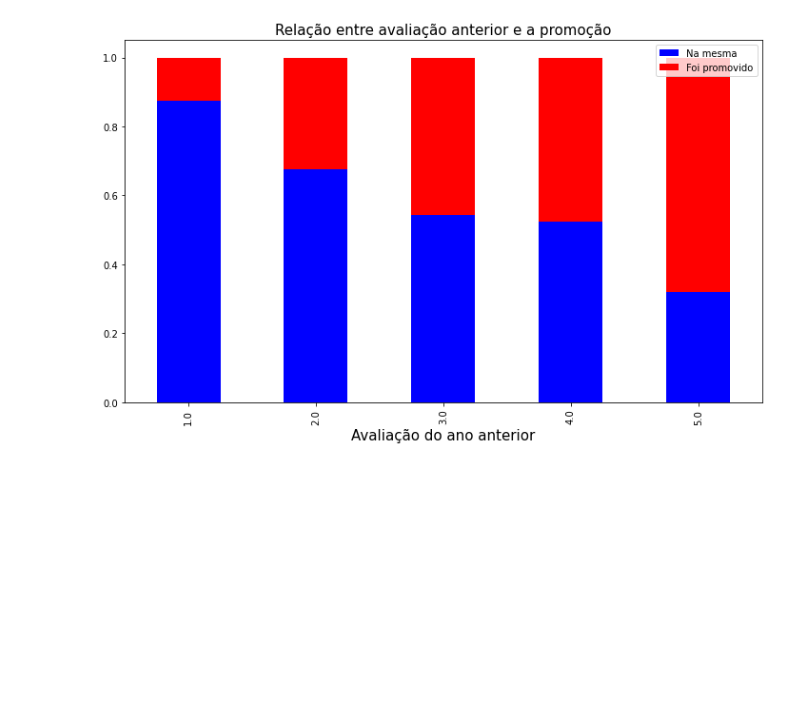
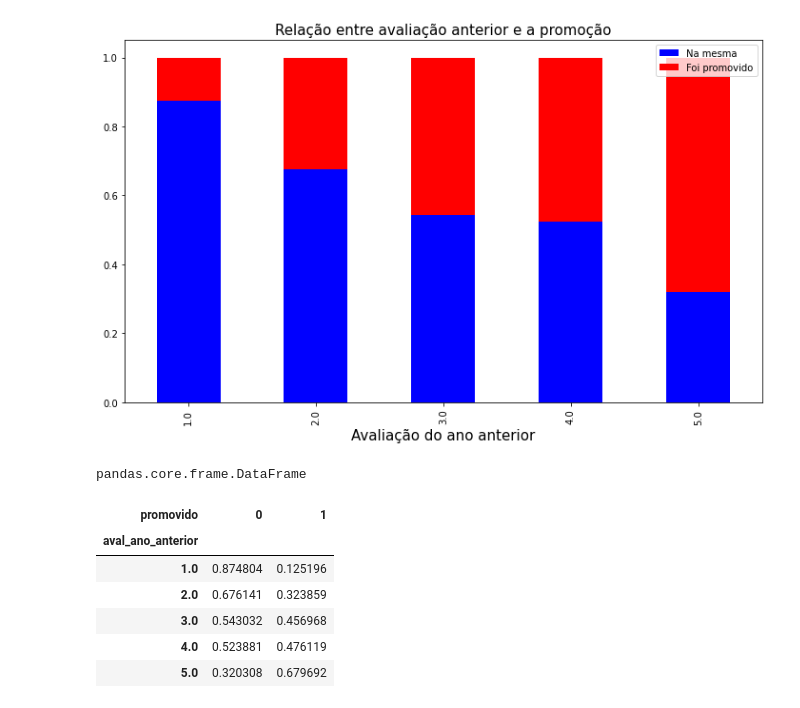
Before and after one commit to bernardo300/AnaliseExploratoria, a Jupyter notebook: AnaliseExploratoria.ipynb, the cells around one changed output. Saved outputs shown, nothing was run; the diff lists cells and outputs as text; code cells hidden in the pictures; blank space fills up the shorter version.

```diff
--- a/AnaliseExploratoria.ipynb
+++ b/AnaliseExploratoria.ipynb
@@ -110,3 +110,20 @@ plt.legend(['Na mesma','Foi promovido'])
 plt.show()
 # %% [output]
 [figure]
+# %%
+data = pd.crosstab(df['aval_ano_anterior'],df['promovido'])
+data = data.div(data.sum(1).astype(float), axis =0)
+# %%
+type(data)
+# %% [output]
+pandas.core.frame.DataFrame
+# %%
+data
+# %% [output]
+| promovido | 0 | 1 |
+| aval_ano_anterior |  |  |
+| 1.0 | 0.874804 | 0.125196 |
+| 2.0 | 0.676141 | 0.323859 |
+| 3.0 | 0.543032 | 0.456968 |
+| 4.0 | 0.523881 | 0.476119 |
+| 5.0 | 0.320308 | 0.679692 |
```
Also changed, not shown: 1 other file.
